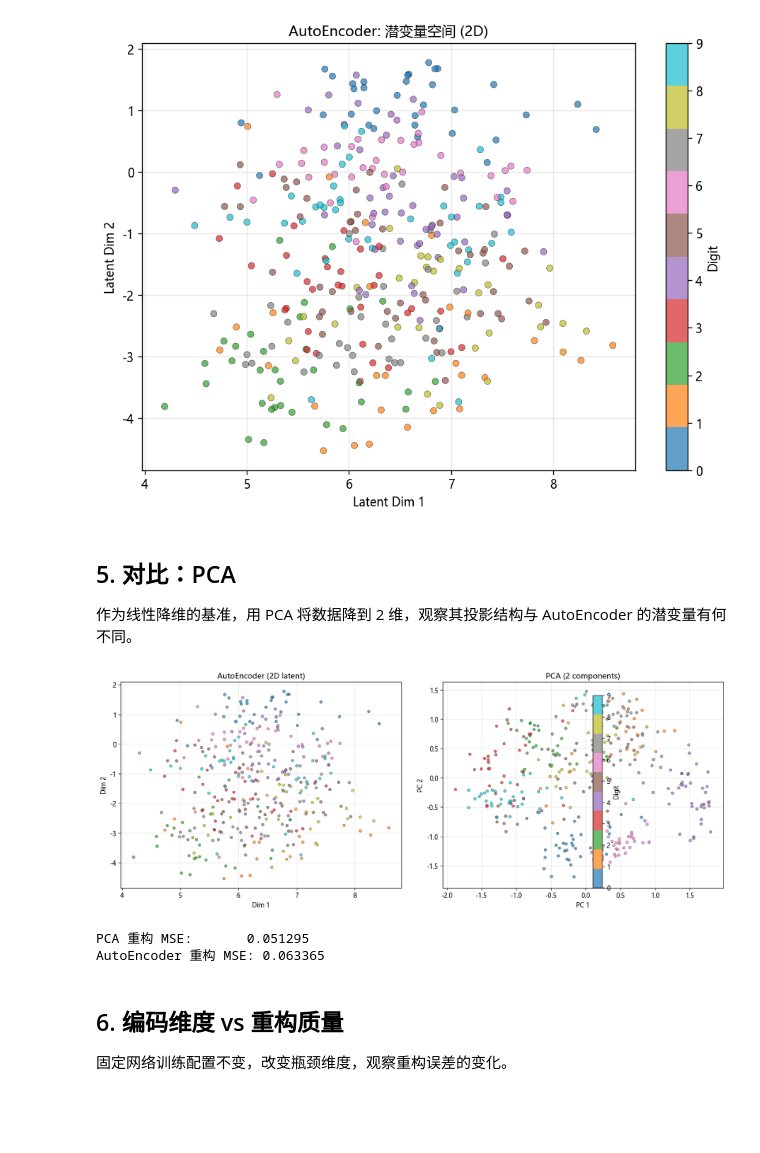
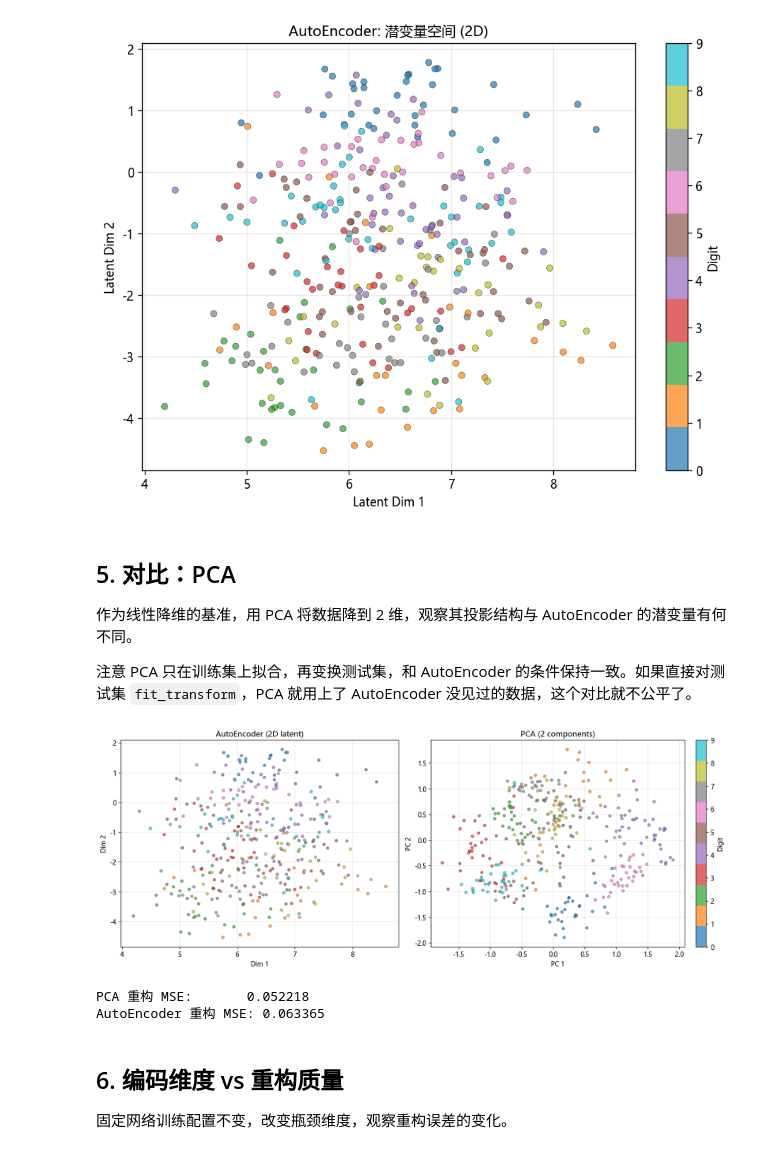
Before and after one commit to HuangWuwutelling/ml-learning, a Jupyter notebook: notebooks/day16_autoencoder.ipynb, the cells around one changed output. Cells and saved outputs as stored; diff of their text form; code cells hidden in the pictures; blank space fills up the shorter version.

```diff
--- a/notebooks/day16_autoencoder.ipynb
+++ b/notebooks/day16_autoencoder.ipynb
@@ -113,40 +114,44 @@ plt.show()
 ## 5. 对比：PCA
 
 作为线性降维的基准，用 PCA 将数据降到 2 维，观察其投影结构与 AutoEncoder 的潜变量有何不同。
+
+注意 PCA 只在训练集上拟合，再变换测试集，和 AutoEncoder 的条件保持一致。如果直接对测试集 `fit_transform`，PCA 就用上了 AutoEncoder 没见过的数据，这个对比就不公平了。
 # %%
 pca = PCA(n_components=2)
-X_test_pca = pca.fit_transform(X_test)
+pca.fit(X_train)          # 和 AutoEncoder 一样只用训练集拟合
+X_test_pca = pca.transform(X_test)
 
 fig, (ax1, ax2) = plt.subplots(1, 2, figsize=(14, 5.5))
 
 # AE latent space
 sc1 = ax1.scatter(Z_test[:, 0], Z_test[:, 1], c=y_test,
                   cmap='tab10', alpha=0.7, s=20, edgecolors='k', linewidth=0.3)
 ax1.set_title('AutoEncoder (2D latent)')
 ax1.set_xlabel('Dim 1')
 ax1.set_ylabel('Dim 2')
 ax1.grid(True, alpha=0.3)
 
 # PCA projection
 sc2 = ax2.scatter(X_test_pca[:, 0], X_test_pca[:, 1], c=y_test,
                   cmap='tab10', alpha=0.7, s=20, edgecolors='k', linewidth=0.3)
 ax2.set_title('PCA (2 components)')
 ax2.set_xlabel('PC 1')
 ax2.set_ylabel('PC 2')
 ax2.grid(True, alpha=0.3)
 
-fig.colorbar(sc1, ax=[ax1, ax2], ticks=range(10), label='Digit')
+# colorbar 放在 ax2 右侧（之前 ax=[ax1, ax2] 会落进 ax2 中间）
+fig.colorbar(sc1, ax=ax2, fraction=0.046, pad=0.04, ticks=range(10), label='Digit')
 plt.tight_layout()
 plt.show()
 
 # 重构误差对比
 X_test_pca_recon = pca.inverse_transform(X_test_pca)
 pca_mse = np.mean((X_test - X_test_pca_recon) ** 2)
 print(f'PCA 重构 MSE:       {pca_mse:.6f}')
 print(f'AutoEncoder 重构 MSE: {test_mse:.6f}')
 # %% [output]
-[figure, old version]
+[figure, new version]
-PCA 重构 MSE:       0.051295
+PCA 重构 MSE:       0.052218
 AutoEncoder 重构 MSE: 0.063365
 # %% [markdown]
 ## 6. 编码维度 vs 重构质量
```
Also changed, not shown: parts of 8 cells of this notebook, 1 other file.
